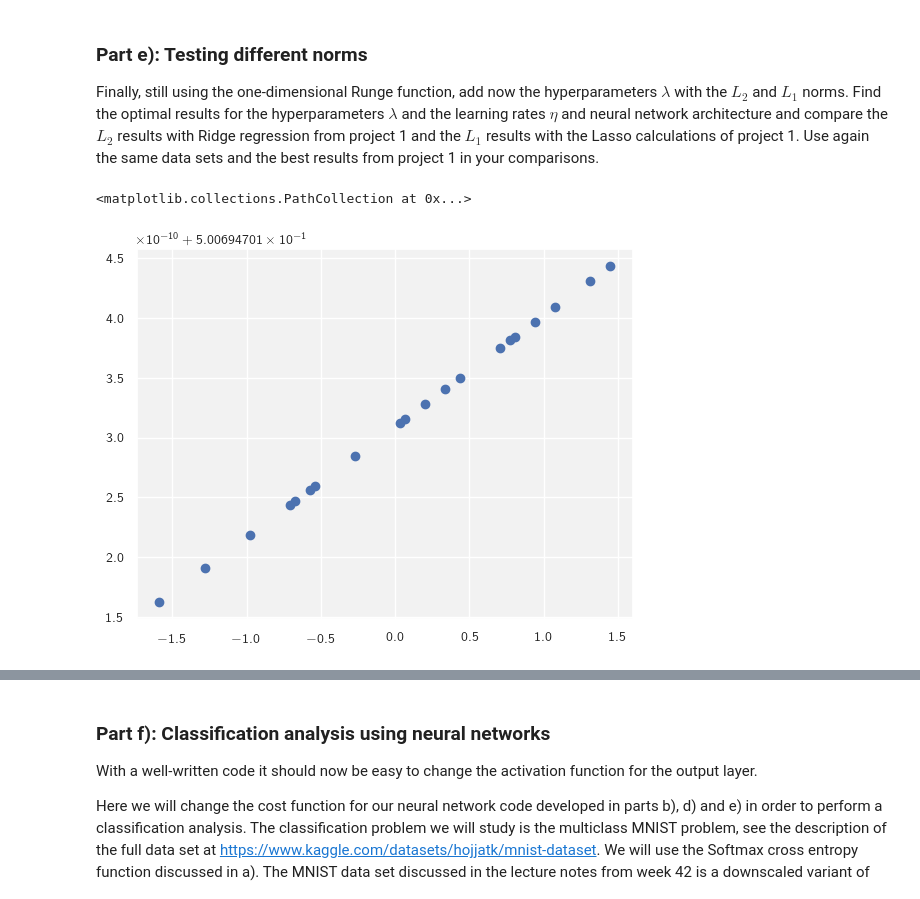
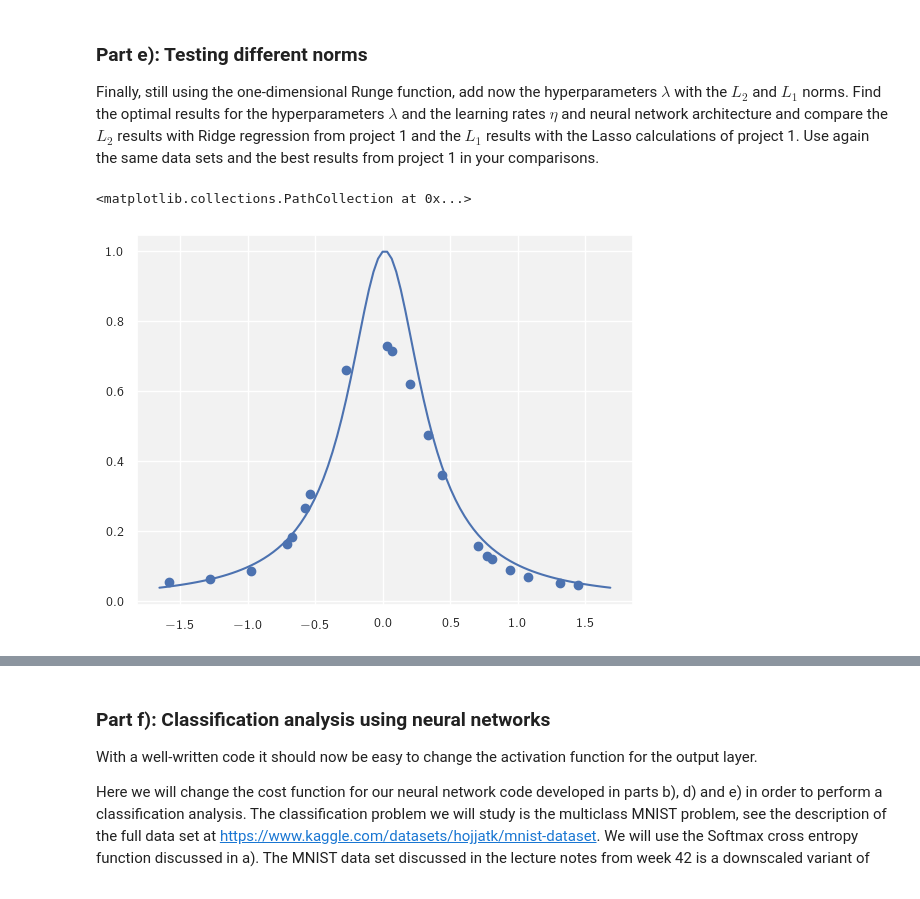
Before and after one commit to p-perrone/UiO_MachineLearning, a Jupyter notebook: ml_project2/notebooks/project2.ipynb, the cells around one changed output, grey strips where cells are left out. Cells and saved outputs as stored; diff of their text form; code cells hidden in the pictures.

```diff
--- a/ml_project2/notebooks/project2.ipynb
+++ b/ml_project2/notebooks/project2.ipynb
@@ -277,3 +274,29 @@ def mse_der(predict, target, weights, regression_method="OLS", lbda=0.1):
+# %%
+activation_functions_dic = {
+    'ReLU'       : (ReLU, ReLU_der),
+    'leaky_ReLU' : (leaky_ReLU, leaky_ReLU_der),
+    'sigmoid'    : (sigmoid, sigmoid_der),
+    }
+
+cost_functions_dic = {
+    'MSE'           : (mse, mse_der),
+    #'cross_entropy' : (cross_entropy, cross_entropy_der)
+    }
+# %%
+def set_activations(
+        functions_dic  : dict,
+        functions_names_list : list):
+
+    activation_funcs = list()
+    activation_funcs_ders = list()
+
+    for func_name in functions_names_list:
+        for key in functions_dic.keys():
+            if func_name == key:
+                activation_funcs.append(functions_dic[key][0])
+                activation_funcs_ders.append(functions_dic[key][1])
+
+    return activation_funcs, activation_funcs_ders
 # %%
 class Scheduler:
     """
@@ -838,7 +938,7 @@ import matplotlib.pyplot as plt
 
 # --- Create data ---
 x = np.linspace(-1, 1, 100).reshape(-1, 1)
-y = Runge(x).ravel()  # flatten for scikit-learn
+y = Runge(x, noise=False).ravel()  # flatten for scikit-learn
 
 # --- Split data ---
 x_train, x_test, y_train, y_test = train_test_split(
@@ -853,7 +953,7 @@ x_scaled = scaler.transform(x)
 
 # --- Define the neural network ---
 mlp = MLPRegressor(
-    hidden_layer_sizes=(30, 6, 100),
+    hidden_layer_sizes=(100, 100, 1),
     activation='relu',
     solver='adam',
     learning_rate_init=1e-4,
@@ -903,21 +1003,22 @@ Use again the same data sets and the best results from project 1 in your compari
 # %%
 nn_l1 = NeuralNetwork(
     network_input_size=1,
     layer_output_sizes=[100, 100, 1],
     activation_funcs=[sigmoid, sigmoid, sigmoid],
     activation_ders=[sigmoid_der, sigmoid_der, sigmoid_der],
-    cost_func=mse,
-    cost_der=mse_der,
-    lbda1=0.1
+    cost_type='MSE',
+    regression_method='Lasso',
+    lbda1=0.001
 )
 nn_l1._reset_weights()
 nn_l1._create_layers()
-nn_l1._define_scheduler('Adam', eta=1e-3)
+nn_l1._define_scheduler('Adam', eta=1e-3)   # best combo previously found
 nn_l1._train(x_train, y_train)
 
 nn_l1._predict(x_test)
 
+plt.plot(x, y)
 plt.scatter(x_test, nn_l1._predict(x_test), label="L1 Regularization")
 # %% [output]
 <matplotlib.collections.PathCollection at 0x...>
-[figure, old version]
+[figure, new version]
```
Also changed, not shown: parts of 14 cells of this notebook, 8 other files.
